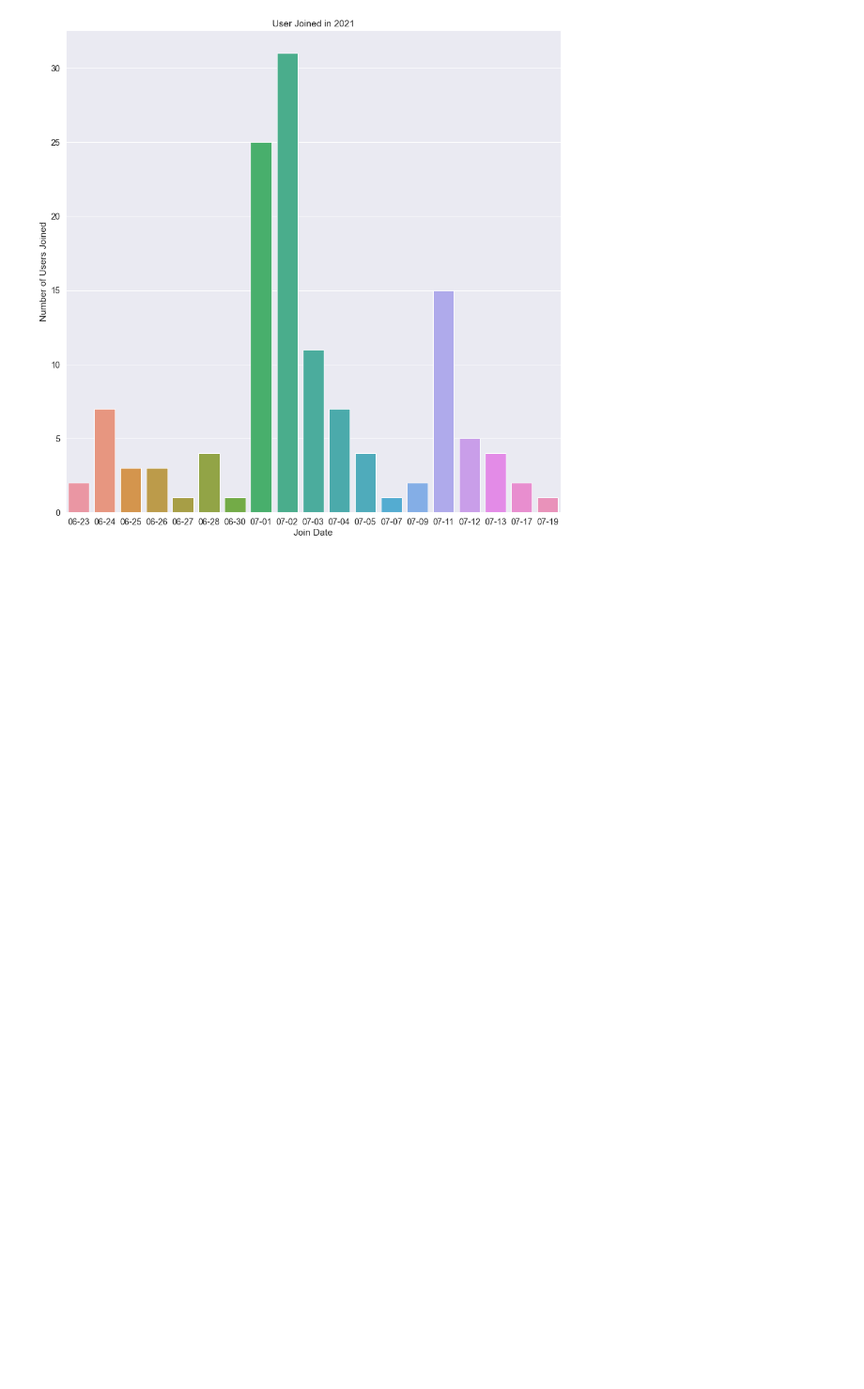
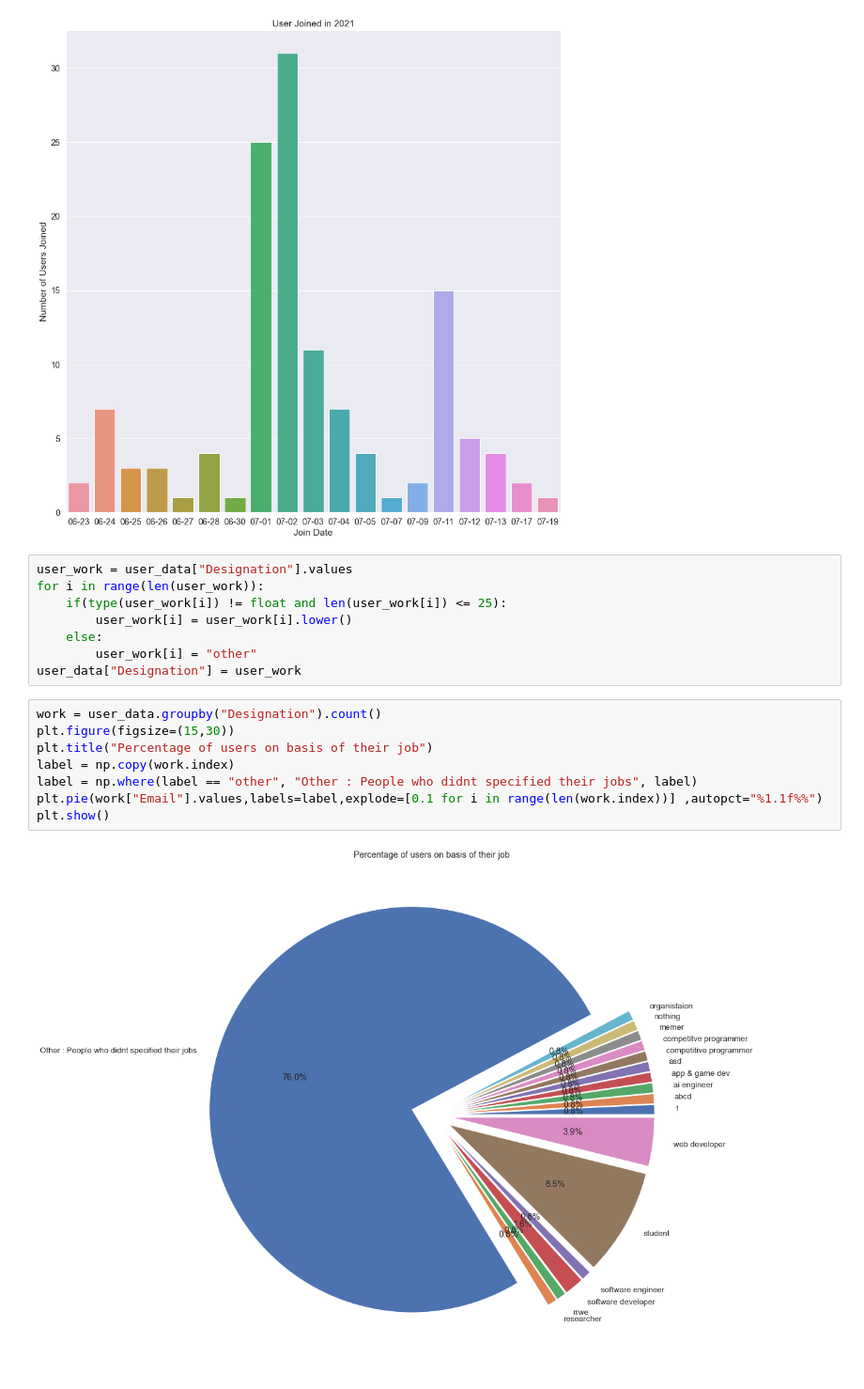
Before and after one commit to atharmohammad/Visualising_Code-N-Collab, a Jupyter notebook: User-Data.ipynb, the cells around one changed output. Shown at 94% size. Drawn from its saved outputs; the diff is of its cells as text; blank space fills up the shorter version.

Commit message:
visualizing on job basis

```diff
--- a/User-Data.ipynb
+++ b/User-Data.ipynb
@@ -113,3 +114,21 @@ ax.set(xlabel='Join Date', ylabel='Number of Users Joined');
 plt.show()
 # %% [output]
 [figure]
+# %%
+user_work = user_data["Designation"].values
+for i in range(len(user_work)):
+    if(type(user_work[i]) != float and len(user_work[i]) <= 25):
+        user_work[i] = user_work[i].lower()
+    else:
+        user_work[i] = "other"
+user_data["Designation"] = user_work
+# %%
+work = user_data.groupby("Designation").count()
+plt.figure(figsize=(15,30))
+plt.title("Percentage of users on basis of their job")
+label = np.copy(work.index)
+label = np.where(label == "other", "Other : People who didnt specified their jobs", label)
+plt.pie(work["Email"].values,labels=label,explode=[0.1 for i in range(len(work.index))] ,autopct="%1.1f%%")
+plt.show()
+# %% [output]
+[figure, added]
```
Also changed, not shown: parts of 2 cells of this notebook.
